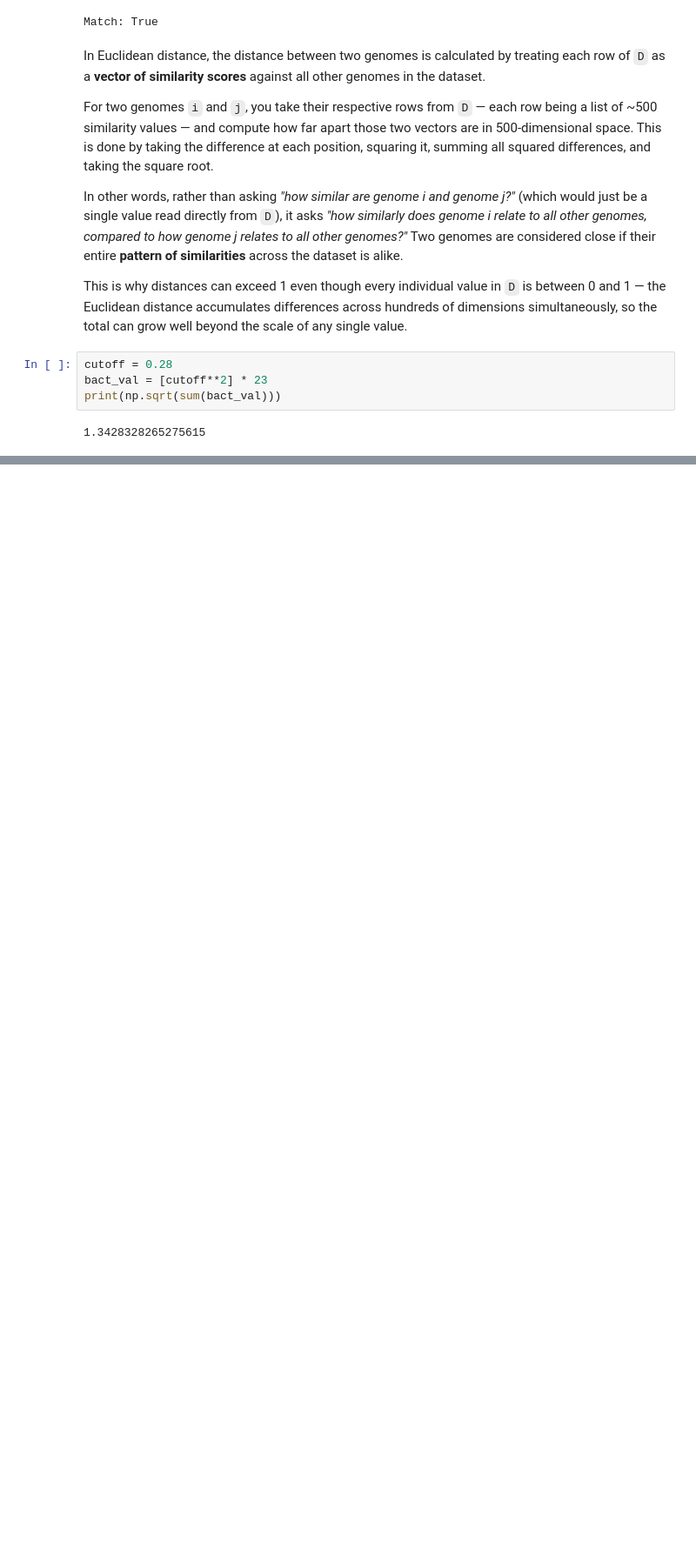
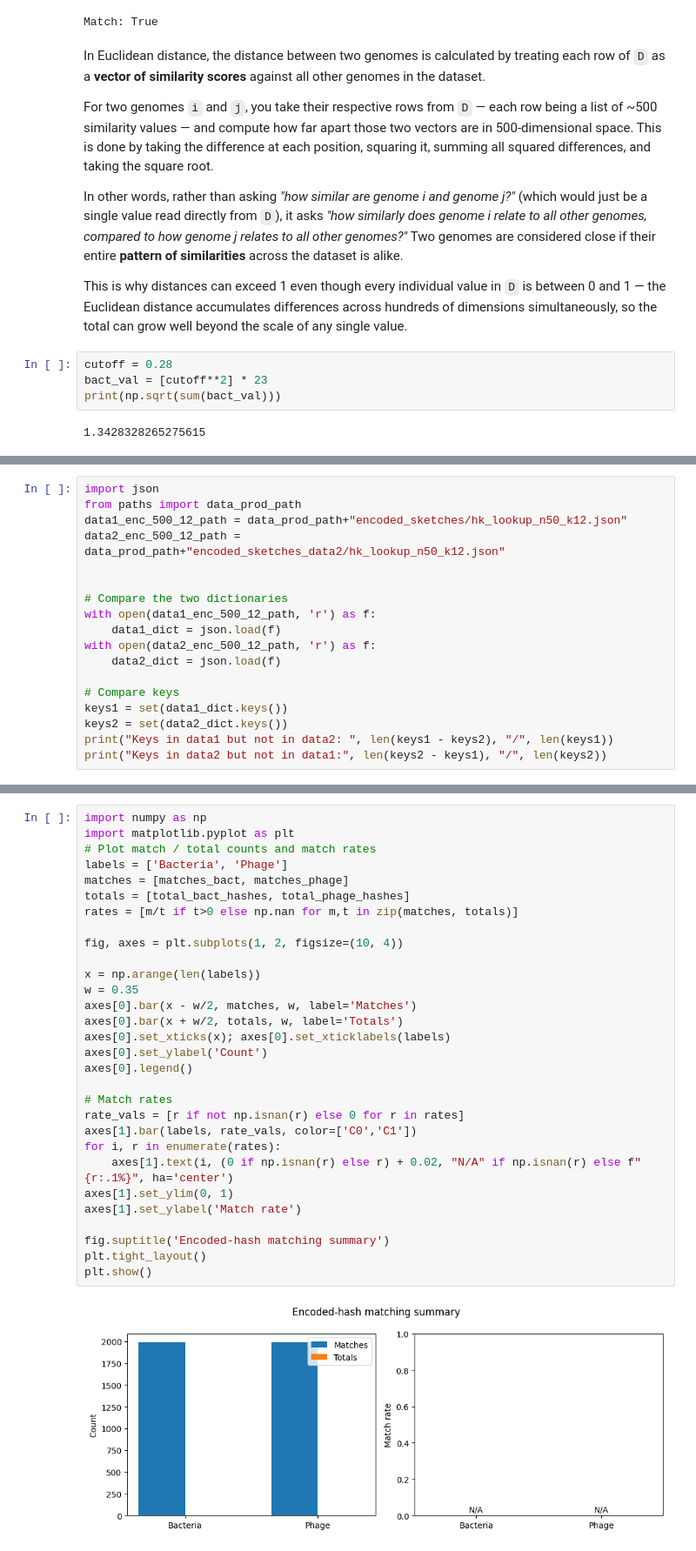
Before and after one commit to azzy72/PredictPhagePPI, a Jupyter notebook: notebooks/downsampling.ipynb, the cells around one changed output, grey strips where cells are left out. Shown at 87% size. Drawn from its saved outputs; the diff is of its cells as text; blank space fills up the shorter version.

```diff
--- a/notebooks/downsampling.ipynb
+++ b/notebooks/downsampling.ipynb
@@ -612,0 +615,18 @@ print(np.sqrt(sum(bact_val)))
+# %%
+import json
+from paths import data_prod_path
+data1_enc_500_12_path = data_prod_path+"encoded_sketches/hk_lookup_n50_k12.json"
+data2_enc_500_12_path = data_prod_path+"encoded_sketches_data2/hk_lookup_n50_k12.json"
+
+
+# Compare the two dictionaries
+with open(data1_enc_500_12_path, 'r') as f:
+    data1_dict = json.load(f)
+with open(data2_enc_500_12_path, 'r') as f:
+    data2_dict = json.load(f)
+
+# Compare keys
+keys1 = set(data1_dict.keys())
+keys2 = set(data2_dict.keys())
+print("Keys in data1 but not in data2: ", len(keys1 - keys2), "/", len(keys1))
+print("Keys in data2 but not in data1:", len(keys2 - keys1), "/", len(keys2))
@@ -612,0 +693,32 @@ print(np.sqrt(sum(bact_val)))
+# %%
+import numpy as np
+import matplotlib.pyplot as plt
+# Plot match / total counts and match rates
+labels = ['Bacteria', 'Phage']
+matches = [matches_bact, matches_phage]
+totals = [total_bact_hashes, total_phage_hashes]
+rates = [m/t if t>0 else np.nan for m,t in zip(matches, totals)]
+
+fig, axes = plt.subplots(1, 2, figsize=(10, 4))
+
+x = np.arange(len(labels))
+w = 0.35
+axes[0].bar(x - w/2, matches, w, label='Matches')
+axes[0].bar(x + w/2, totals, w, label='Totals')
+axes[0].set_xticks(x); axes[0].set_xticklabels(labels)
+axes[0].set_ylabel('Count')
+axes[0].legend()
+
+# Match rates
+rate_vals = [r if not np.isnan(r) else 0 for r in rates]
+axes[1].bar(labels, rate_vals, color=['C0','C1'])
+for i, r in enumerate(rates):
+    axes[1].text(i, (0 if np.isnan(r) else r) + 0.02, "N/A" if np.isnan(r) else f"{r:.1%}", ha='center')
+axes[1].set_ylim(0, 1)
+axes[1].set_ylabel('Match rate')
+
+fig.suptitle('Encoded-hash matching summary')
+plt.tight_layout()
+plt.show()
+# %% [output]
+[figure, added]
```
Also changed, not shown: parts of 5 cells of this notebook, 5 other files.
